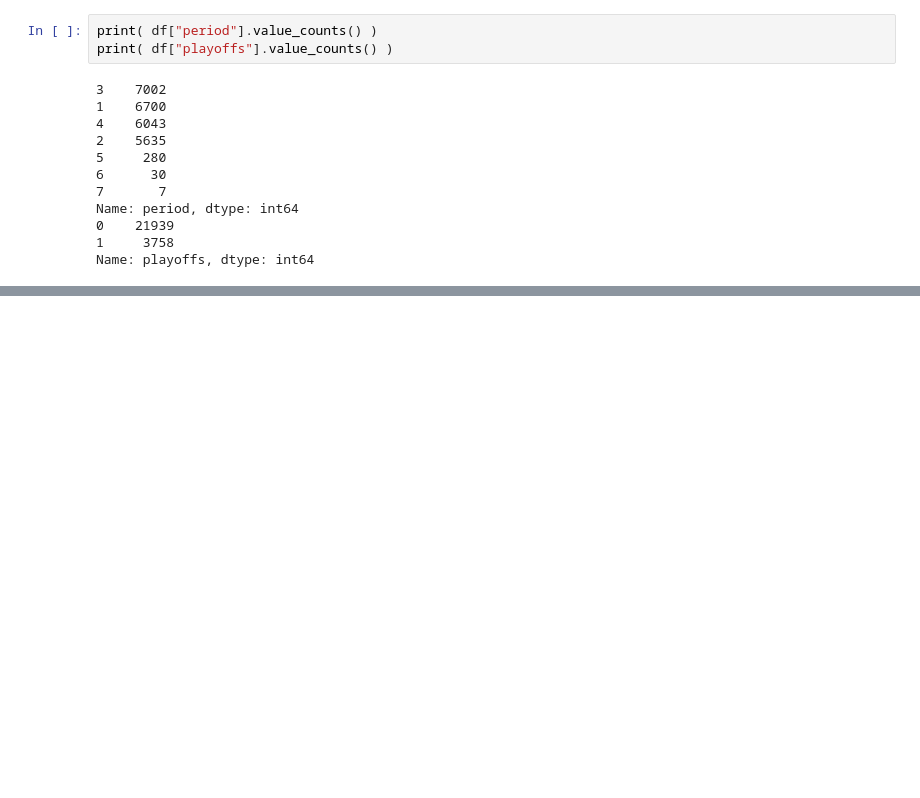
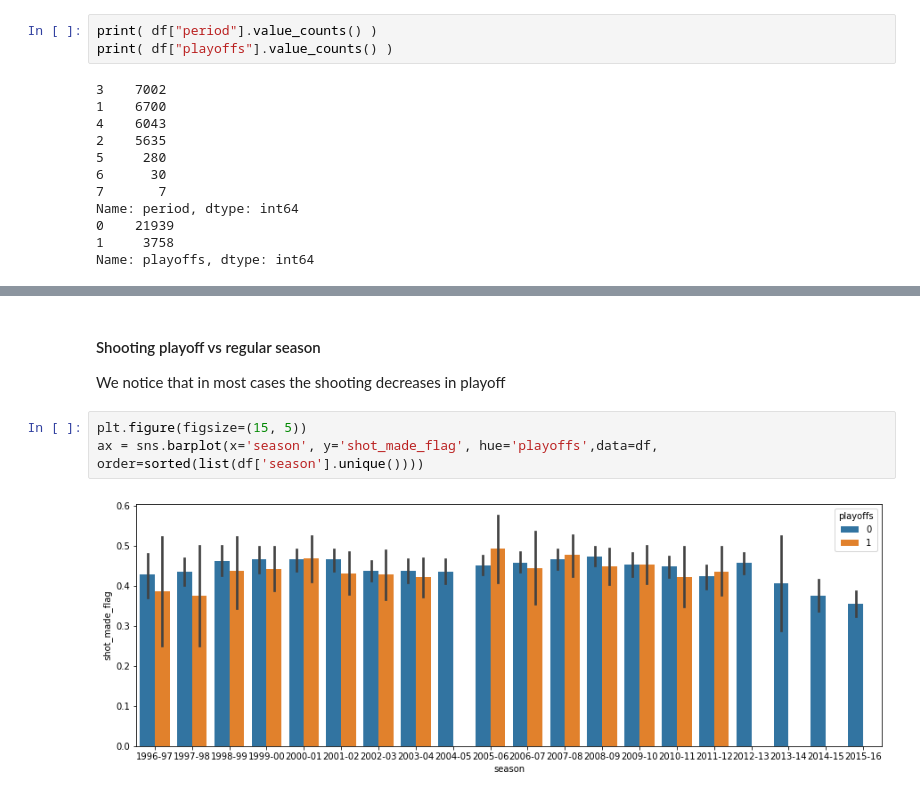
Before and after one commit to mitirmizi/koby-bryant-shot-selection, a Jupyter notebook: src/1-EDA.ipynb, the cells around one changed output, grey strips where cells are left out. Saved outputs shown, nothing was run; the diff lists cells and outputs as text; blank space fills up the shorter version.

```diff
--- a/src/1-EDA.ipynb
+++ b/src/1-EDA.ipynb
@@ -212,0 +438,8 @@ We might need to normalize this column.
+# %% [markdown]
+#### Shooting playoff vs regular season
+We notice that in most cases the shooting decreases in playoff
+# %%
+plt.figure(figsize=(15, 5))
+ax = sns.barplot(x='season', y='shot_made_flag', hue='playoffs',data=df, order=sorted(list(df['season'].unique())))
+# %% [output]
+[figure, added]
```
Also changed, not shown: parts of 58 cells of this notebook, 2 other files.
